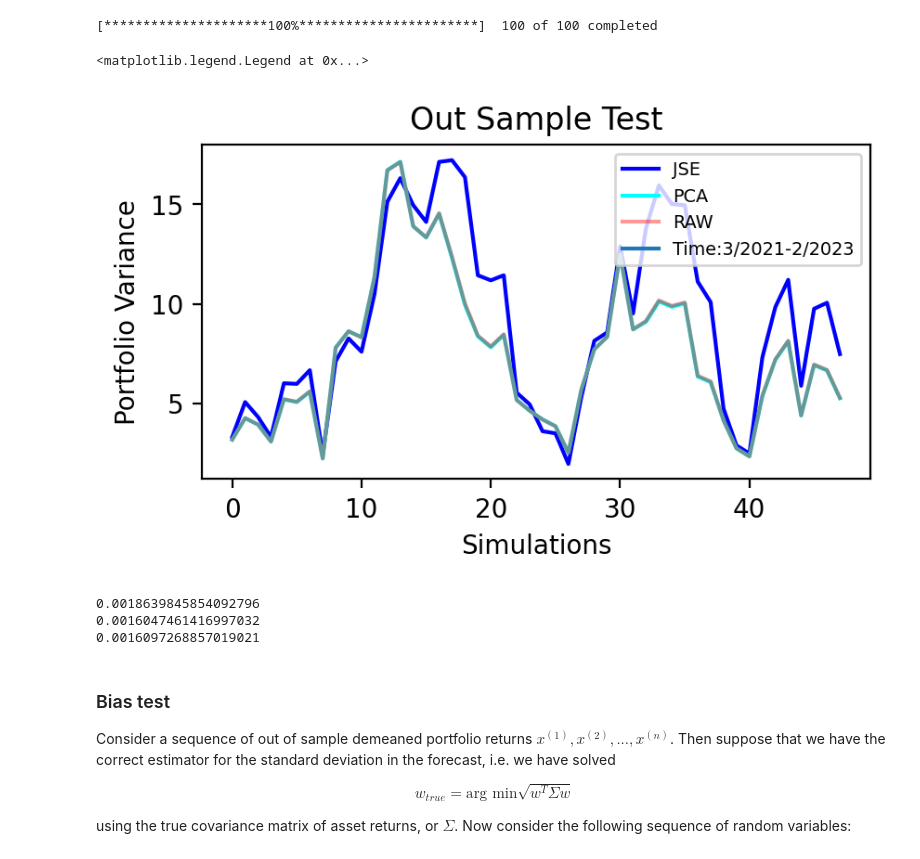
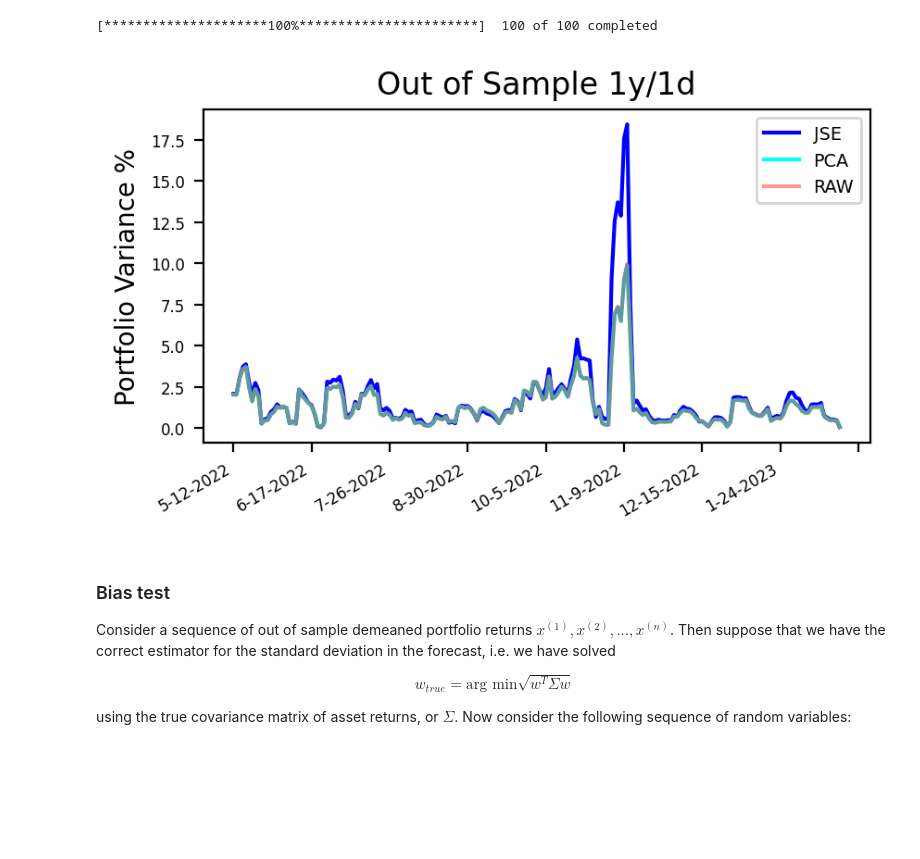
Before and after one commit to simonribas3/HITM_Research, a Jupyter notebook: JSE_IS_OS_BT.ipynb, the cells around one changed output. Drawn from its saved outputs; the diff is of its cells as text; code cells hidden in the pictures; blank space fills up the shorter version.

```diff
--- a/JSE_IS_OS_BT.ipynb
+++ b/JSE_IS_OS_BT.ipynb
@@ -349,20 +385,25 @@ axes_1.legend(loc = 0, fontsize = 'x-small') # upper right: 1, upper left: 2, lo
 # %% [markdown]
 ###  Out of sample test
 # %%
-os_varJSE, os_varPCA, os_varRAW, os_time = outSampleTest('2y', '1wk', 100,50,6)
+os_period = '1y'
+os_return_type = '1d'
+os_varJSE, os_varPCA, os_varRAW, os_time = outSampleTest(os_period, os_return_type, 100,50,6)
 # %% [output]
 [*********************100%***********************]  100 of 100 completed
 # %%
+
+
 fig_1 = plt.figure(figsize=(4,2), dpi = 200)
 axes_1 = fig_1.add_axes([0.1,0.1, 0.9, 0.9])
-axes_1.set_xlabel('Simulations')
-axes_1.set_ylabel('Portfolio Variance')
-axes_1.set_title('Out Sample Test')
-axes_1.plot(os_varJSE, label = 'JSE', color = '#0000FF')
-axes_1.plot(os_varPCA, label = 'PCA', color = '#00FFFF')
-axes_1.plot(os_varRAW, label = 'RAW', color = 'red', alpha = 0.4)
-axes_1.plot([], [], '', label = os_time)
+axes_1.xaxis.set_major_locator(ticker.MaxNLocator())
+axes_1.tick_params(labelsize = 6)
+axes_1.set_ylabel('Portfolio Variance %')
+axes_1.set_title(f'Out of Sample {os_period}/{os_return_type}')
+axes_1.plot(os_time, os_varJSE, label = 'JSE', color = '#0000FF')
+axes_1.plot(os_time, os_varPCA, label = 'PCA', color = '#00FFFF')
+axes_1.plot(os_time, os_varRAW, label = 'RAW', color = 'red', alpha = 0.4)
 axes_1.legend(loc = 0, fontsize = 'x-small') # upper right: 1, upper left: 2, lower left: 3, lower right: 4 like the four quadrants
+
+fig_1.autofmt_xdate()
 # %% [output]
-<matplotlib.legend.Legend at 0x...>
-[figure, old version]
+[figure, new version]
@@ -371,10 +410,3 @@ var_list = [os_varJSE, os_varPCA, os_varRAW]
-# %%
-for i in var_list:
-    print(i)
-# %% [output]
-0.0018639845854092796
-0.0016047461416997032
-0.0016097268857019021
 # %% [markdown]
 ### Bias test
 
```
Also changed, not shown: parts of 8 cells of this notebook.
